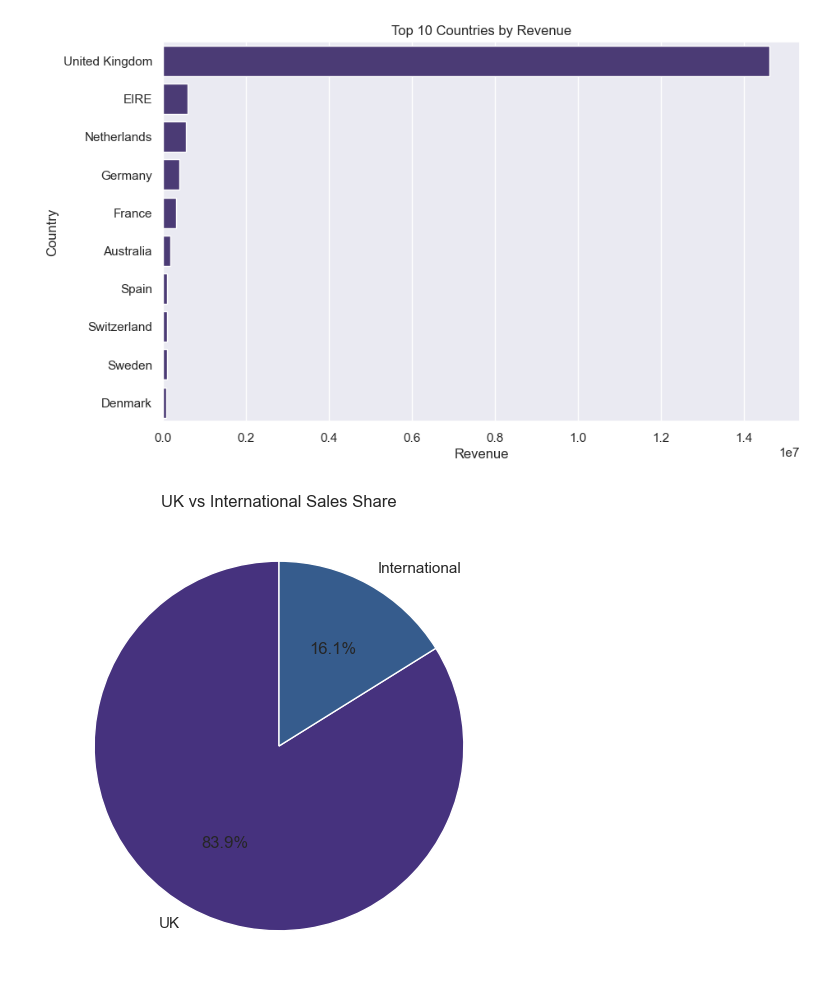
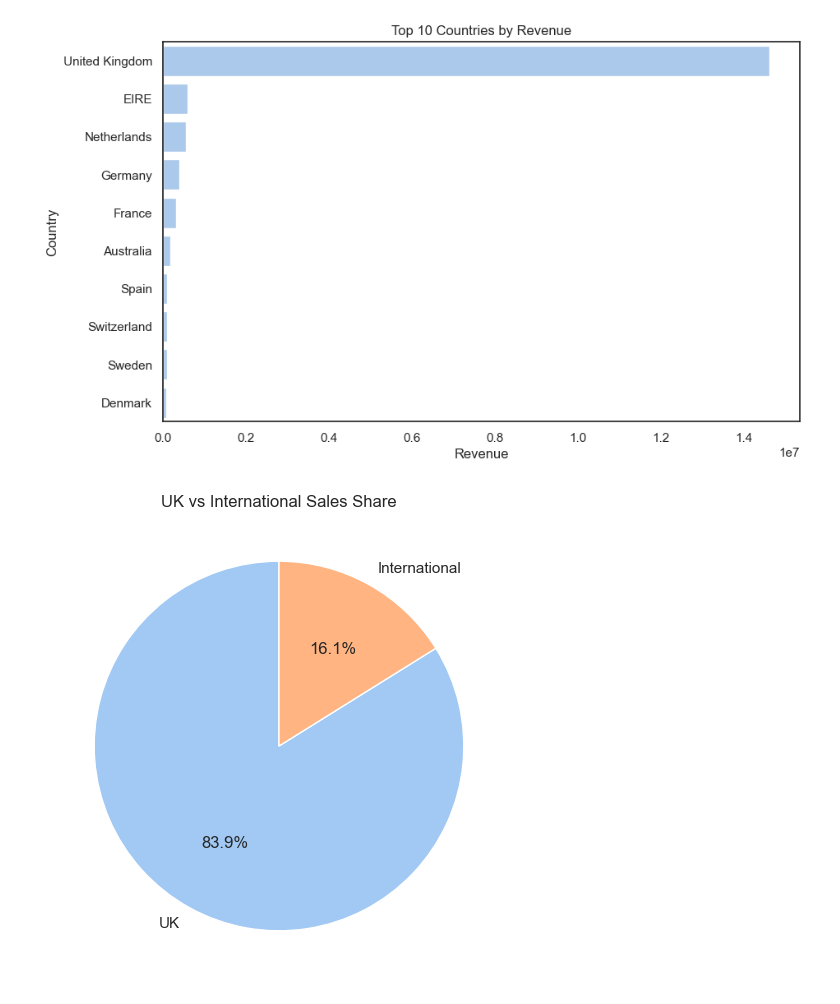
Before and after one commit to pasindipamodagamage/Python-for-Data-Science-and-AI-Module, a Jupyter notebook: Data_Cleaning_&_Preprocessing.ipynb, the cells around one changed output. Saved outputs shown, nothing was run; the diff lists cells and outputs as text; code cells hidden in the pictures.

```diff
--- a/Data_Cleaning_&_Preprocessing.ipynb
+++ b/Data_Cleaning_&_Preprocessing.ipynb
@@ -41,16 +41,15 @@ df.to_csv('online_retail_cleaned.csv', index=False)
 # %%
 # pip install matplotlib seaborn
 
-# =============================
 # 1. Libraries & Data Loading
-# =============================
 import pandas as pd
 import numpy as np
 import matplotlib.pyplot as plt
 import seaborn as sns
 
 # Configure visualization style
-sns.set_theme(style="darkgrid", palette="viridis")
+sns.set_theme(style="white", palette="pastel")
+
 
 # Load cleaned dataset
 df = pd.read_csv("online_retail_cleaned.csv")
@@ -60,9 +59,7 @@ display(df.head())
 print("Dataset Shape:", df.shape)
 print("Missing Values:\n", df.isnull().sum())
 
-# =============================
 # 2. Basic Descriptive Statistics
-# =============================
 print(df.describe())
 
 # Number of unique customers, products, and invoices
@@ -70,9 +67,7 @@ print("Unique Customers:", df["Customer ID"].nunique())
 print("Unique Products:", df["StockCode"].nunique())
 print("Unique Invoices:", df["Invoice"].nunique())
 
-# =============================
 # 3. Sales Performance & Seasonality
-# =============================
 
 # Monthly revenue trend
 monthly_sales = df.groupby(["Year", "Month"])["TotalPrice"].sum().reset_index()
@@ -98,9 +93,7 @@ sns.barplot(x="Hour", y="TotalPrice", data=df, estimator=sum)
 plt.title("Revenue by Hour of Day")
 plt.show()
 
-# =============================
 # 4. Product Portfolio Analysis
-# =============================
 product_sales = df.groupby("Description")["TotalPrice"].sum().sort_values(ascending=False).head(10)
 
 plt.figure(figsize=(10,6))
@@ -120,9 +113,7 @@ plt.xlabel("Quantity")
 plt.ylabel("Product")
 plt.show()
 
-# =============================
 # 5. Geographic Footprint
-# =============================
 country_sales = df.groupby("Country")["TotalPrice"].sum().sort_values(ascending=False).head(10)
 
 plt.figure(figsize=(10,6))
@@ -141,9 +132,8 @@ plt.pie([uk_sales, intl_sales], labels=["UK", "International"], autopct="%.1f%%"
 plt.title("UK vs International Sales Share")
 plt.show()
 
-# =============================
 # 6. Customer Segmentation (RFM)
-# =============================
+
 # Recency = days since last purchase
 df["InvoiceDate"] = pd.to_datetime(df["InvoiceDate"])
 snapshot_date = df["InvoiceDate"].max() + pd.Timedelta(days=1)
@@ -164,9 +154,8 @@ sns.histplot(rfm["Monetary"], bins=30, ax=axes[2])
 axes[2].set_title("Monetary Distribution")
 plt.show()
 
-# =============================
 # 7. Wholesale vs Retail Analysis
-# =============================
+
 # Assuming wholesale = bulk orders (>100 items in a single invoice)
 df["CustomerType"] = np.where(df["Quantity"]>100, "Wholesaler", "Retail")
 
@@ -211,2 +200,2 @@ Unique Invoices: 36612
-[figure, old version]
+[figure, new version]
-[figure, old version]
+[figure, new version]
```
Also changed, not shown: parts of 1 cell of this notebook.
